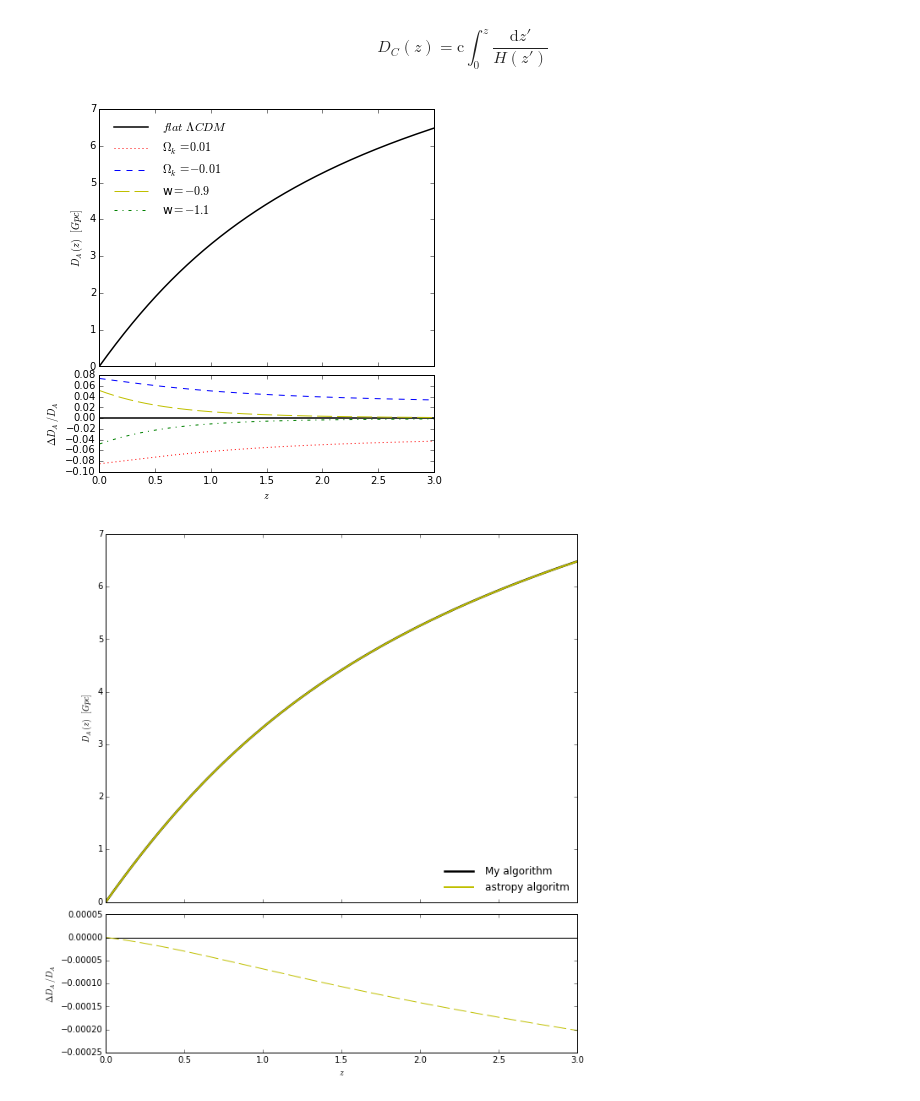
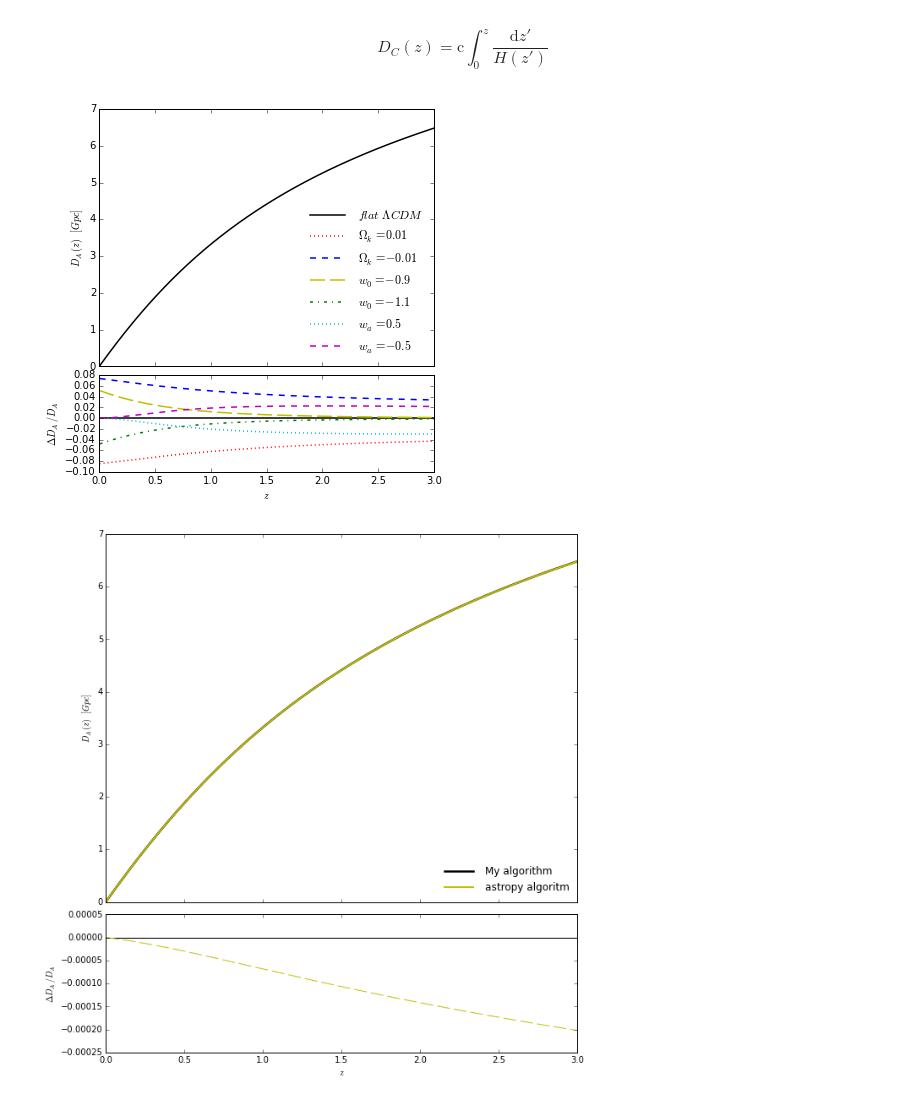
Before and after one commit to kgage/deltaplots, a Jupyter notebook: ModelPlots.ipynb, the cells around one changed output. Saved outputs shown, nothing was run; the diff lists cells and outputs as text; code cells hidden in the pictures.

```diff
--- a/ModelPlots.ipynb
+++ b/ModelPlots.ipynb
@@ -163,20 +164,23 @@ Hz9 = Hubblez(Z,0.675,0.246+0.050,0.704,-0.9)
 Hz11 = Hubblez(Z,0.746,0.201+0.041,0.758,-1.1)
 Hzpos = Hubblez(Z,0.776,0.186+0.038,0.766,-1.0,Ok=0.01)
 Hzneg = Hubblez(Z,0.661,0.256+0.052,0.702,-1.0,Ok=-0.01)
-Hz105 = Hubblez(Z,0.710,0.222+0.045,0.733,-1.0, wa = -0.05)
-Hz95 = Hubblez(Z,0.710,0.222+0.045,0.733,-1.0, wa = 0.05)
+Hz105 = Hubblez(Z,0.710,0.222+0.045,0.733,-1.0, wa = -0.5)
+Hz95 = Hubblez(Z,0.710,0.222+0.045,0.733,-1.0, wa = 0.5)
 
 Dc1 = Dcomoving(Z,Hz1).to('Gpc')
 Dc9 = Dcomoving(Z,Hz9).to('Gpc')
 Dc11 = Dcomoving(Z,Hz11).to('Gpc')
 Dcpos = Dcomoving(Z,Hzpos).to('Gpc')
 Dcneg = Dcomoving(Z,Hzneg).to('Gpc')
+Dc105 = Dcomoving(Z,Hz105).to('Gpc')
+Dc95 = Dcomoving(Z,Hz95).to('Gpc')
 # %%
-plot_comp(Z, Dc1, '$D_A (z)$  $[Gpc]$', '$\Delta D_A/D_A$',
-          comp1=(Dcpos, '$\Omega_k=0.01$'), comp2=(Dcneg, '$\Omega_k=-0.01$'),
-          comp3=(Dc9, 'w$=-0.9$'), comp4=(Dc11, 'w$=-1.1$'))
+plot_comp(Z[1:], Dc1[1:], '$D_A (z)$  $[Gpc]$', '$\Delta D_A/D_A$',
+          comp1=(Dcpos[1:], '$\Omega_k=0.01$'), comp2=(Dcneg[1:], '$\Omega_k=-0.01$'),
+          comp3=(Dc9[1:], '$w_0=-0.9$'), comp4=(Dc11[1:], '$w_0=-1.1$'),
+          comp5=(Dc95[1:], '$w_a=0.5$'), comp6=(Dc105[1:], '$w_a=-0.5$'))
 # %% [output]
-[figure, old version]
+[figure, new version]
 # %%
 astro = cosmology.wCDM(H0 = 0.710 * 100 * u.km / u.s / u.Mpc,
                        Om0 = 0.222+0.045, Ode0 = 0.733)
```
Also changed, not shown: parts of 11 cells of this notebook.
